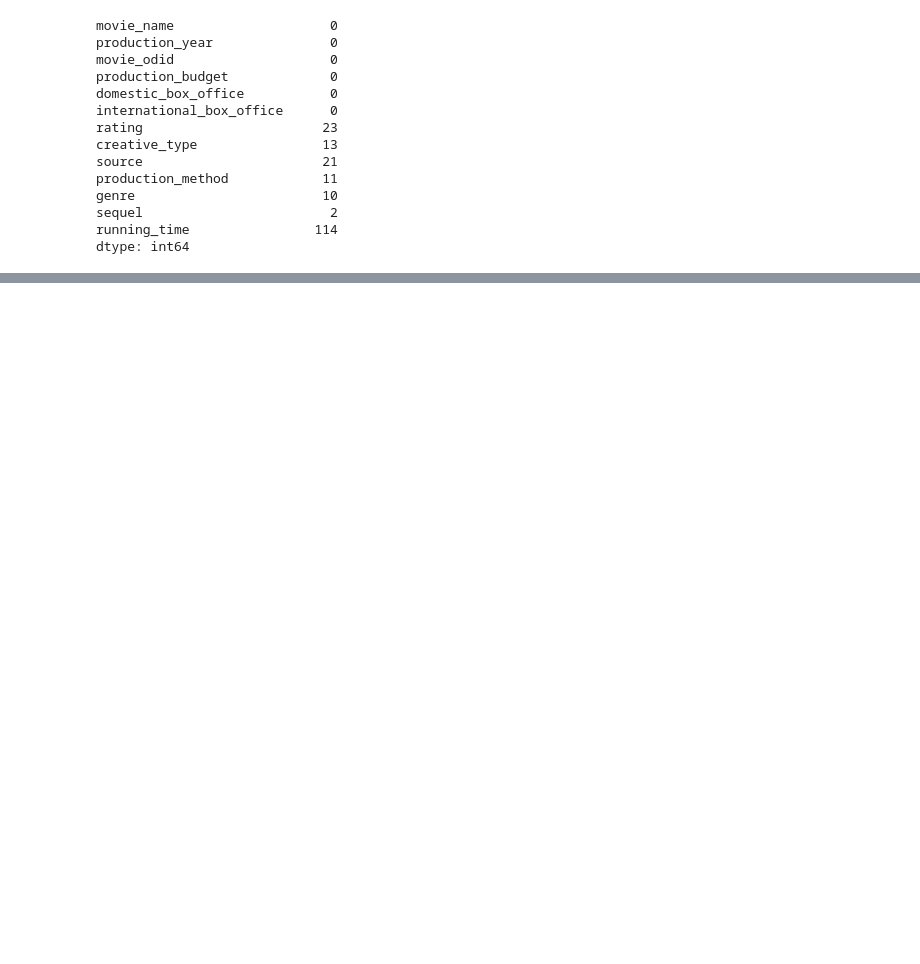
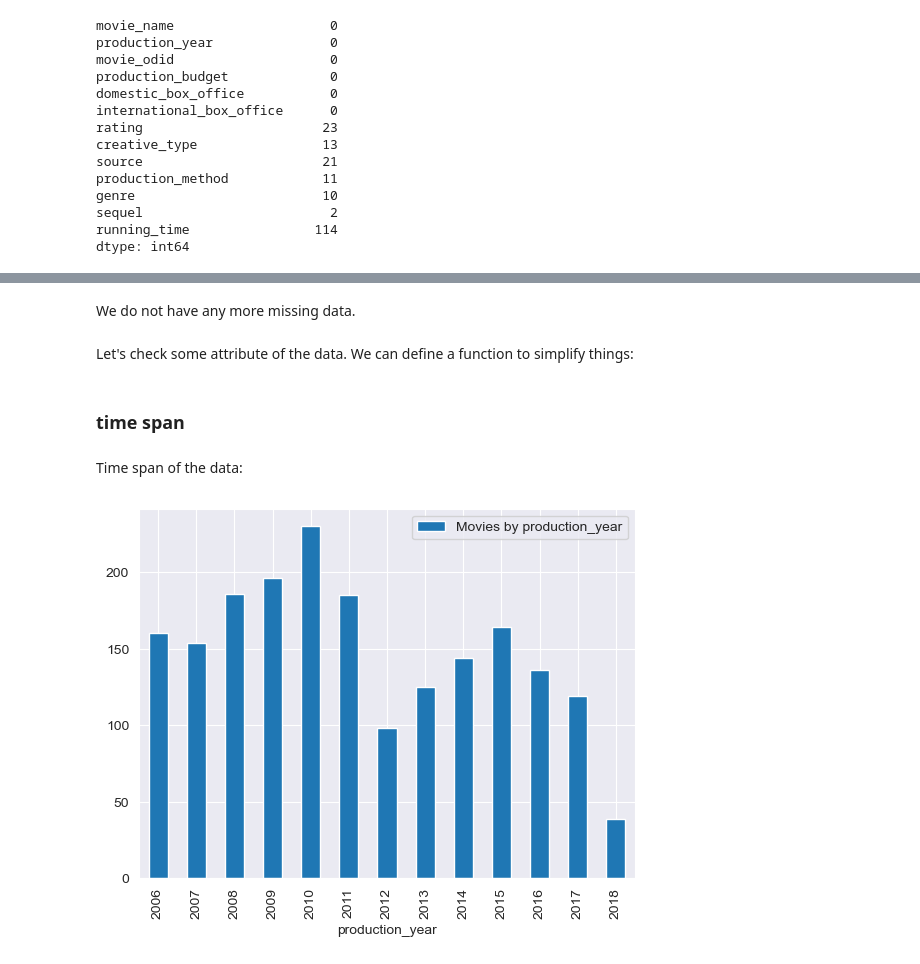
Before and after one commit to rahulakrish/movie_studio_recommendation, a Jupyter notebook: notebook.ipynb, the cells around one changed output, grey strips where cells are left out. Drawn from its saved outputs; the diff is of its cells as text; code cells hidden in the pictures; blank space fills up the shorter version.

```diff
--- a/notebook.ipynb
+++ b/notebook.ipynb
@@ -419,3 +430,11 @@ cats = df_cat.columns
 #replcaing the missing values as 'Missing'
 for col in cats:
     df[col].fillna('Missing',inplace=True)
+
+
+#imputing median value for running_time
+df['running_time'].fillna(df['running_time'].median(),inplace=True)
+df['sequel'].fillna(df['sequel'].median(),inplace=True)
+
+#checking for missing data
+df.isna().sum()
@@ -438,0 +456,16 @@ dtype: int64
+# %% [markdown]
+We do not have any more missing data.
+# %% [markdown]
+Let's check some attribute of the data. We can define a function to simplify things:
+# %%
+def column_name(column):
+    col_df = df.groupby(df[column]).count()
+    col_df.plot(kind = 'bar',y = 'movie_name',label = f'Movies by {column}')
+# %% [markdown]
+### time span
+# %% [markdown]
+Time span of the data:
+# %%
+column_name('production_year')
+# %% [output]
+[figure, added]
```
Also changed, not shown: parts of 33 cells of this notebook.
